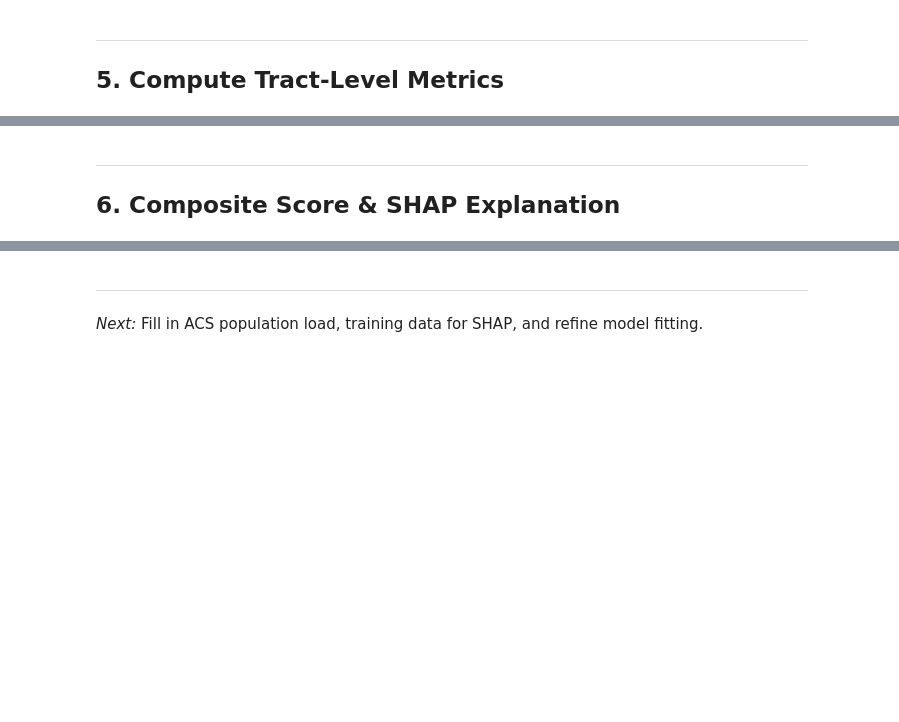
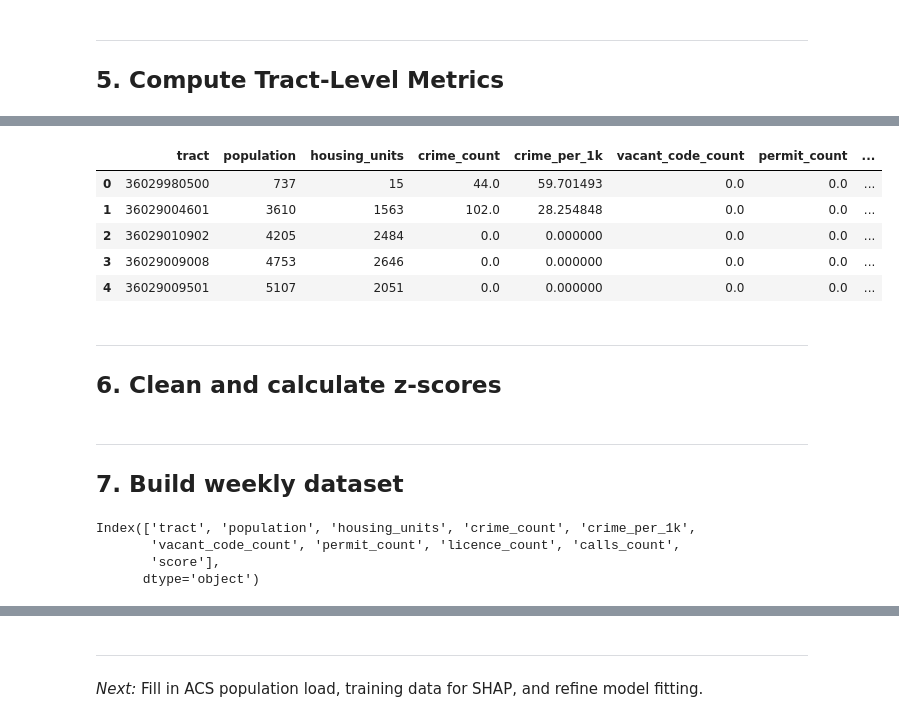
Before and after one commit to colinspear/civic-pulse-rochester, a Jupyter notebook: notebooks/pulse_score.ipynb, the cells around one changed output, grey strips where cells are left out. Drawn from its saved outputs; the diff is of its cells as text; code cells hidden in the pictures; blank space fills up the shorter version.

```diff
--- a/notebooks/pulse_score.ipynb
+++ b/notebooks/pulse_score.ipynb
@@ -109,5 +182,14 @@ metrics = metrics.merge(call_counts, left_on='tract', right_index=True, how='lef
+# %%
+metrics.head()
+# %% [output]
+|  | tract | population | housing_units | crime_count | crime_per_1k | vacant_code_count | permit_count | ... |
+| 0 | 36029980500 | 737 | 15 | 44.0 | 59.701493 | 0.0 | 0.0 | ... |
+| 1 | 36029004601 | 3610 | 1563 | 102.0 | 28.254848 | 0.0 | 0.0 | ... |
+| 2 | 36029010902 | 4205 | 2484 | 0.0 | 0.000000 | 0.0 | 0.0 | ... |
+| 3 | 36029009008 | 4753 | 2646 | 0.0 | 0.000000 | 0.0 | 0.0 | ... |
+| 4 | 36029009501 | 5107 | 2051 | 0.0 | 0.000000 | 0.0 | 0.0 | ... |
 # %% [markdown]
 ---
 
-## 6. Composite Score & SHAP Explanation
+## 6. Clean and calculate z-scores
 # %%
@@ -127,0 +206,10 @@ model = xgb.XGBRegressor()
+# %% [markdown]
+---
+## 7. Build weekly dataset
+# %%
+metrics.columns
+# %% [output]
+Index(['tract', 'population', 'housing_units', 'crime_count', 'crime_per_1k',
+       'vacant_code_count', 'permit_count', 'licence_count', 'calls_count',
+       'score'],
+      dtype='object')
```
Also changed, not shown: parts of 16 cells of this notebook, 2 other files.
